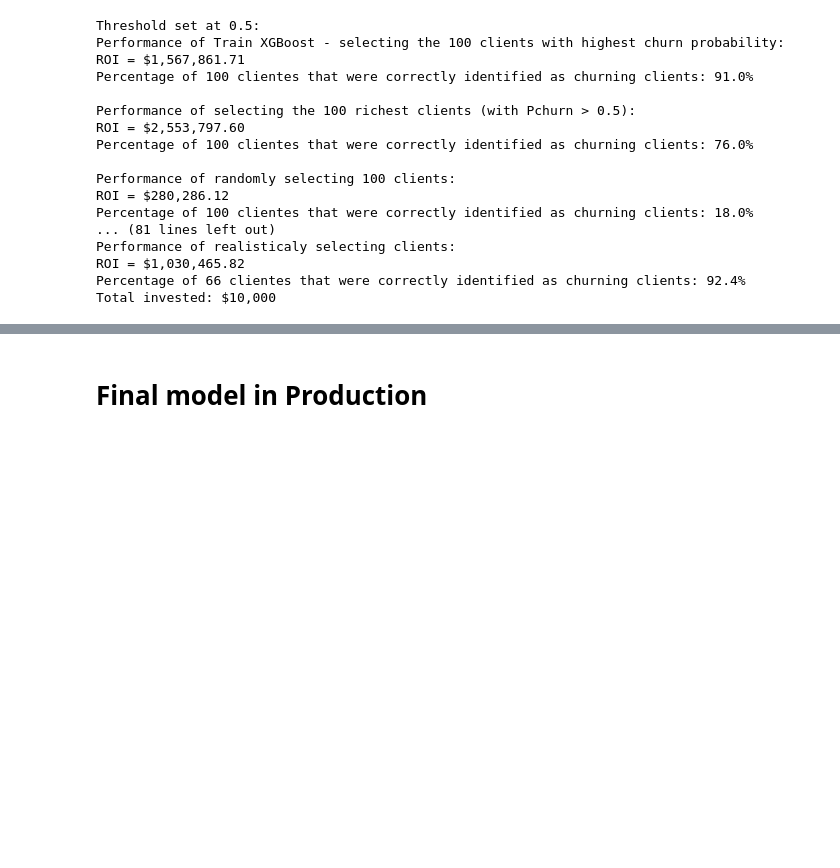
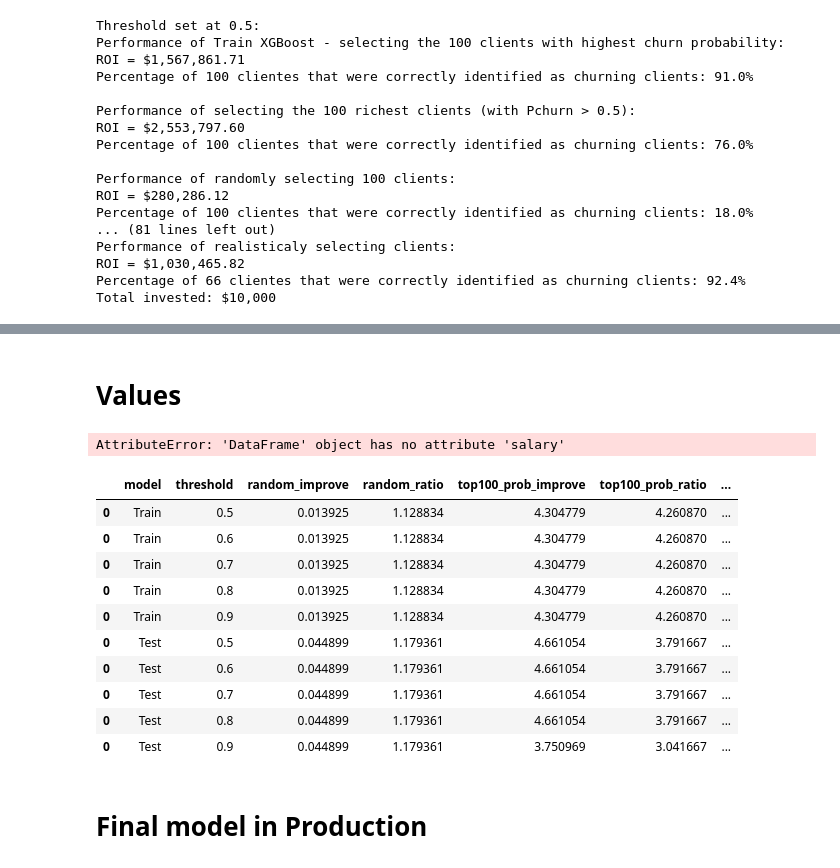
Before and after one commit to gcsantucci/churn_TopBank, a Jupyter notebook: churn_analysis.ipynb, the cells around one changed output, grey strips where cells are left out. Saved outputs shown, nothing was run; the diff lists cells and outputs as text; code cells hidden in the pictures; blank space fills up the shorter version.

Commit message:
implement results df in ROI class

```diff
--- a/churn_analysis.ipynb
+++ b/churn_analysis.ipynb
@@ -1745,7 +1784,7 @@ Total invested: $10,000
 # %%
 for i in [.5, .6, .7, .8, .9]:
     print(f'Threshold set at {i}:')
-    get_ROI(X_test_roi, y_test, y_test_proba, threshold=i, name='Train XGBoost')
+    get_ROI(X_test_roi, y_test, y_test_proba, threshold=i, name='Test XGBoost')
     print('\n\n')
 # %% [output]
 Threshold set at 0.5:
@@ -1789,3 +1877,36 @@ plt.show()
+# %% [markdown]
+# Values
+# %%
+compare = ['model', 'threshold', 'random_improve', 'random_ratio', 'top100_prob_improve', 'top100_prob_ratio',
+          'top100_rich_improve', 'top100_rich_ratio', 'real_improve', 'real_ratio']
+# %%
+test = ROI(X_train_roi, y_train, y_train_proba, threshold=.7, name='Train')
+df = test.get_results()
+# %% [output]
+AttributeError: 'DataFrame' object has no attribute 'salary'
+# %%
+df = ROI(X_train_roi, y_train, y_train_proba, threshold=.5, name='Train').get_results()
+for i in np.arange(.6, 1., .1):
+    dump = ROI(X_train_roi, y_train, y_train_proba, threshold=i, name='Train').get_results()
+    df = pd.concat([df, dump])
+
+for i in np.arange(.5, 1., .1):
+    dump = ROI(X_test_roi, y_test, y_test_proba, threshold=i, name='Test').get_results()
+    df = pd.concat([df, dump])
+# %%
+df[compare]
+# %% [output]
+|  | model | threshold | random_improve | random_ratio | top100_prob_improve | top100_prob_ratio | ... |
+| 0 | Train | 0.5 | 0.013925 | 1.128834 | 4.304779 | 4.260870 | ... |
+| 0 | Train | 0.6 | 0.013925 | 1.128834 | 4.304779 | 4.260870 | ... |
+| 0 | Train | 0.7 | 0.013925 | 1.128834 | 4.304779 | 4.260870 | ... |
+| 0 | Train | 0.8 | 0.013925 | 1.128834 | 4.304779 | 4.260870 | ... |
+| 0 | Train | 0.9 | 0.013925 | 1.128834 | 4.304779 | 4.260870 | ... |
+| 0 | Test | 0.5 | 0.044899 | 1.179361 | 4.661054 | 3.791667 | ... |
+| 0 | Test | 0.6 | 0.044899 | 1.179361 | 4.661054 | 3.791667 | ... |
+| 0 | Test | 0.7 | 0.044899 | 1.179361 | 4.661054 | 3.791667 | ... |
+| 0 | Test | 0.8 | 0.044899 | 1.179361 | 4.661054 | 3.791667 | ... |
+| 0 | Test | 0.9 | 0.044899 | 1.179361 | 3.750969 | 3.041667 | ... |
 # %% [markdown]
 # Final model in Production
 # %% [markdown]
```
Also changed, not shown: parts of 29 cells of this notebook, 1 other file.
